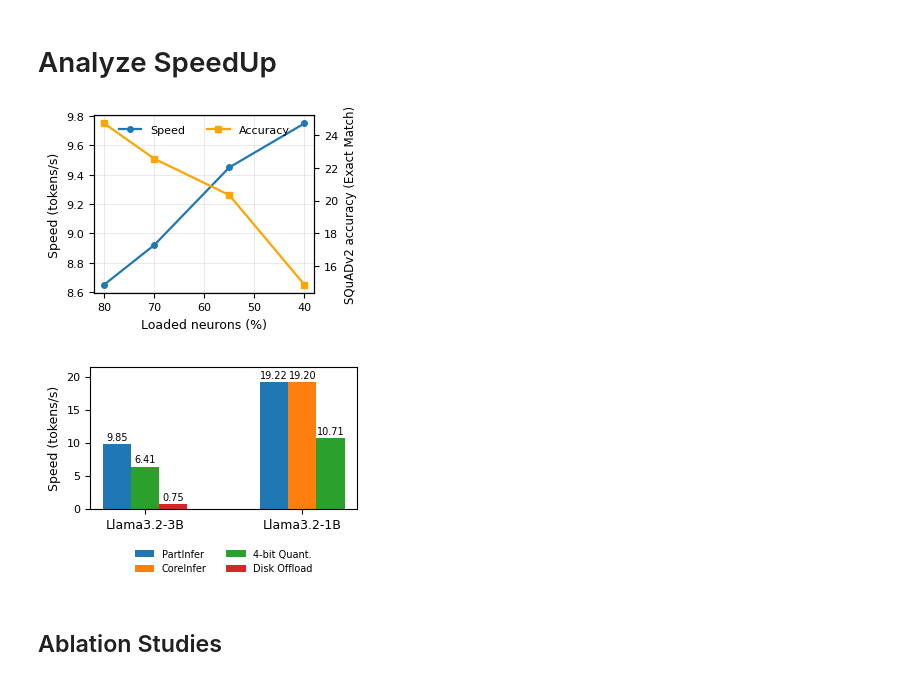
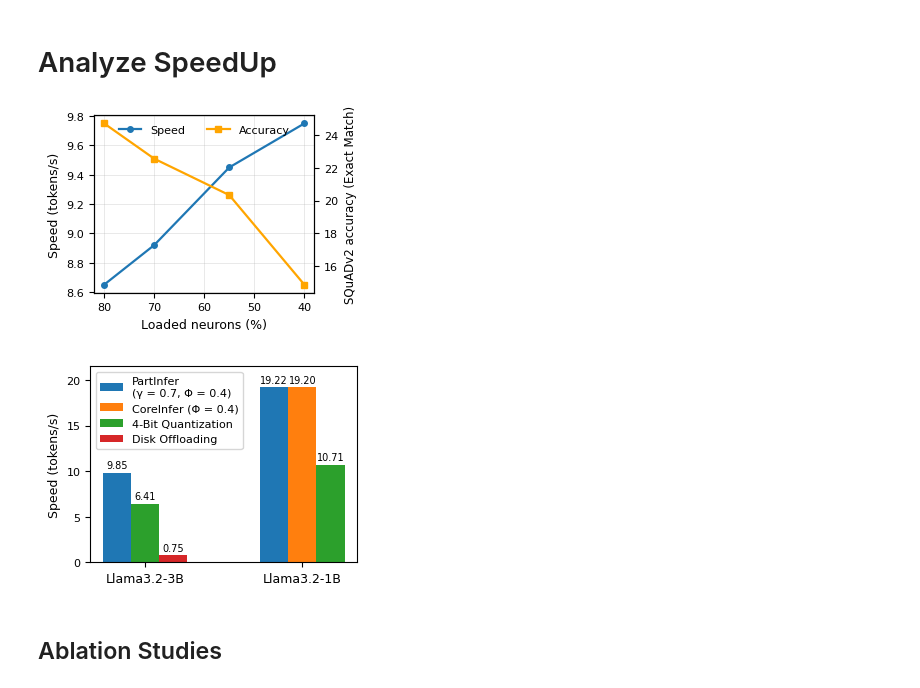
Before and after one commit to Huzifa1/PartInfer, a Jupyter notebook: results/analyze.ipynb, the cells around one changed output. Drawn from its saved outputs; the diff is of its cells as text; code cells hidden in the pictures.

Commit message:
Change figure to be smaller

```diff
--- a/results/analyze.ipynb
+++ b/results/analyze.ipynb
@@ -244,7 +244,7 @@ plt.show()
 
 
 # ---------------- Graph 2: Partial Computation ----------------
-methods = ["PartInfer", "CoreInfer", "4-bit Quant.", "Disk Offload"]
+methods = ["PartInfer\n(γ = 0.7, Φ = 0.4)", "CoreInfer (Φ = 0.4)", "4-Bit Quantization", "Disk Offloading"]
 
 throughput_values = {
     "Llama3.2-3B": [9.85, None, 6.41, 0.75],
@@ -263,42 +263,35 @@ colors = ["#1f77b4", "#ff7f0e", "#2ca02c", "#d62728"]
 plt.figure(figsize=(3.2, 2.3))
 
 for j, model in enumerate(models):
     vals = throughput_values[model]
     valid = [(i, vals[i]) for i in range(n_methods) if vals[i] is not None]
     k = len(valid)
 
     for idx, (method_index, val) in enumerate(valid):
         offset = x[j] + (idx - (k - 1)/2) * bar_width
         plt.bar(offset, val, bar_width, color=colors[method_index])
 
         plt.text(offset, val + 0.25, f"{val:.2f}",
                  ha='center', va='bottom', fontsize=7)
 
 # Axis styling
 plt.xticks(x, models, fontsize=9)
 plt.ylabel("Speed (tokens/s)", fontsize=9)
 plt.yticks(fontsize=8)
 
 all_vals = [v for vals_list in throughput_values.values() for v in vals_list if v is not None]
 plt.ylim(0, max(all_vals) * 1.12)
 
 # Compact legend below plot
 patches = [Patch(facecolor=colors[i], label=methods[i]) for i in range(n_methods)]
-plt.legend(
-    handles=patches,
-    fontsize=7,
-    loc="upper center",
-    bbox_to_anchor=(0.5, -0.22),
-    ncol=2,
-    frameon=False
-)
+plt.legend(handles=patches, fontsize=8, loc="upper left", ncol=1)
 
 plt.tight_layout(pad=0.4)
 plt.savefig("comparison-speedup.pdf")
 plt.show()
 # %% [output]
 [figure]
-[figure, old version]
+[figure, new version]
 # %% [markdown]
 ## Ablation Studies
 # %%
```
